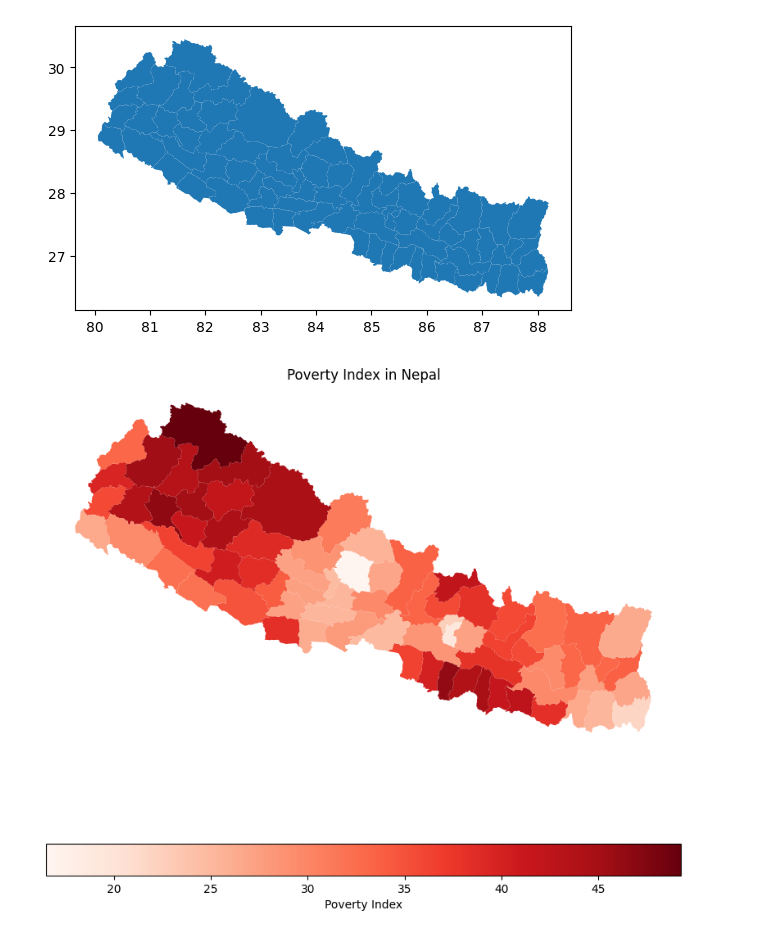
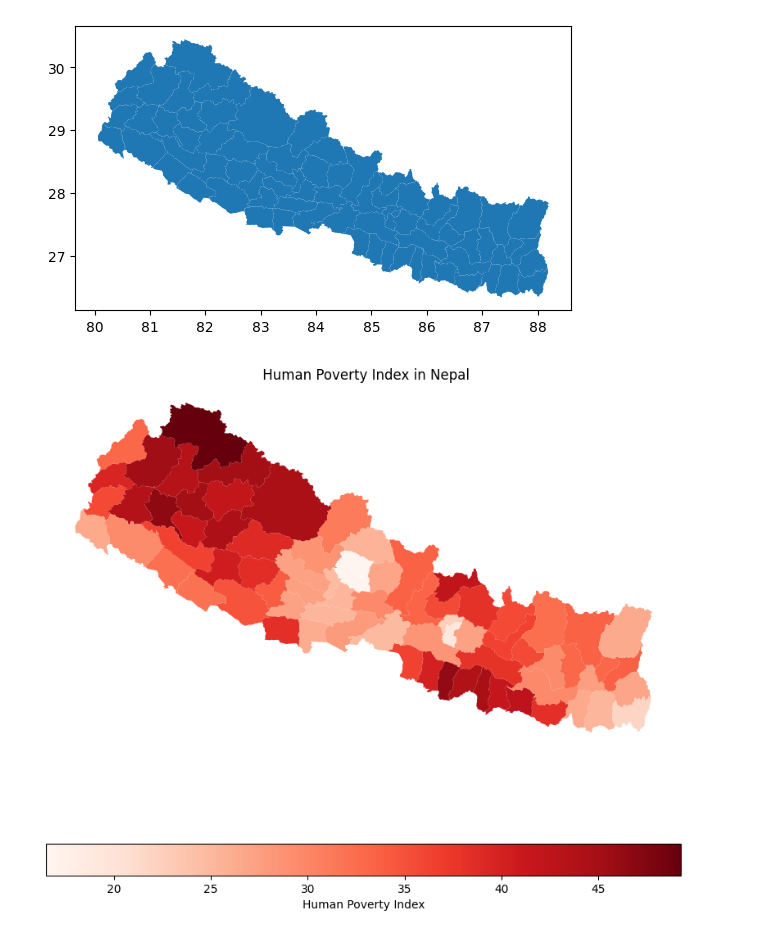
Before and after one commit to veronhoxha/health-poverty-and-education-indicators-for-nepal-districts, a Jupyter notebook: notebook.ipynb, the cells around one changed output. Saved outputs shown, nothing was run; the diff lists cells and outputs as text; code cells hidden in the pictures.

```diff
--- a/notebook.ipynb
+++ b/notebook.ipynb
@@ -90,11 +105,11 @@ gdf.plot()
 # %%
 fig, ax = plt.subplots(1, figsize=(10, 10))
 
 gdf.plot(ax=ax, column="povindex", cmap="Reds", legend=True,
-        legend_kwds={"label": "Poverty Index", "orientation": "horizontal"})
-ax.set_title("Poverty Index in Nepal")
+        legend_kwds={"label": "Human Poverty Index", "orientation": "horizontal"})
+ax.set_title(" Human Poverty Index in Nepal")
 ax.set_axis_off()
 
 plt.show()
 # %% [output]
-[figure, old version]
+[figure, new version]
```
Also changed, not shown: parts of 11 cells of this notebook.
